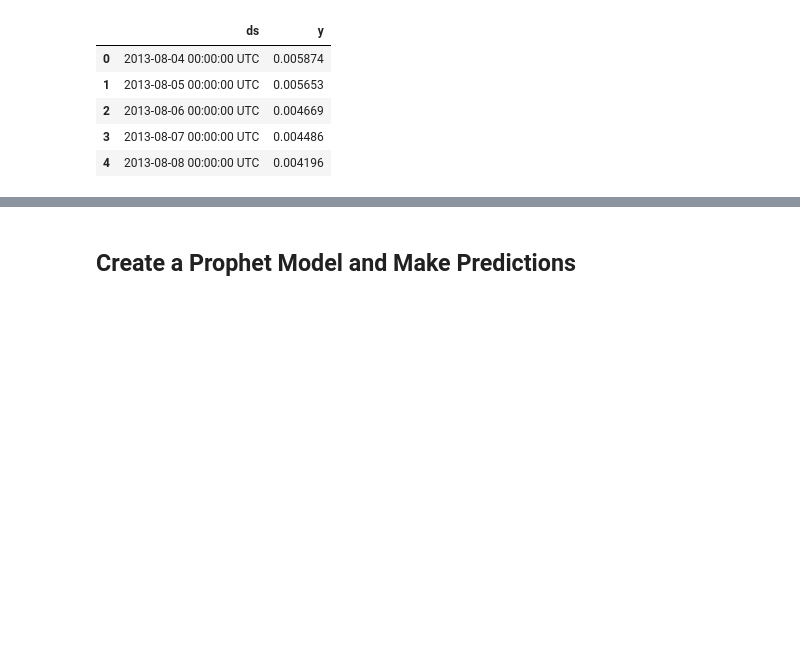
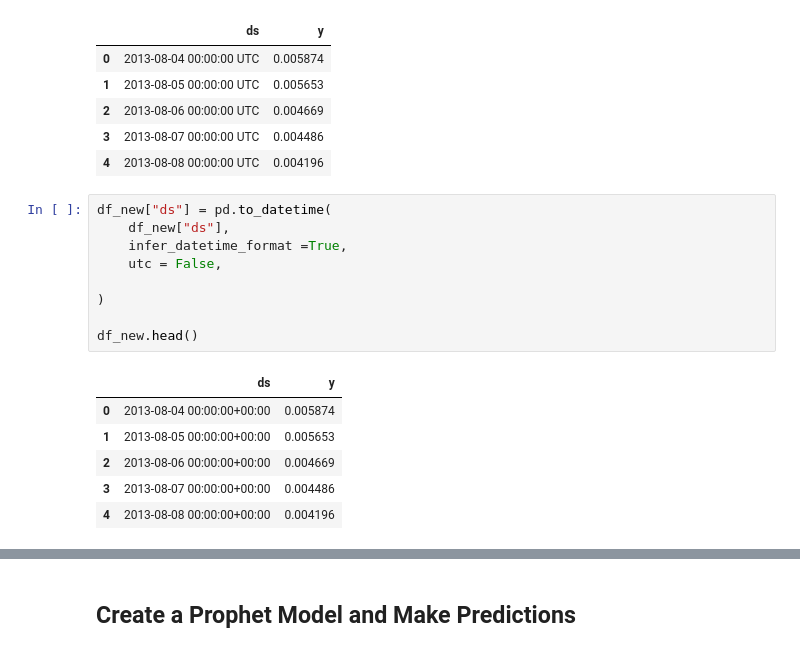
Before and after one commit to madhugirl/crypto-forecasting, a Jupyter notebook: prophet_inclass.ipynb, the cells around one changed output, grey strips where cells are left out. Cells and saved outputs as stored; diff of their text form; blank space fills up the shorter version.

```diff
--- a/prophet_inclass.ipynb
+++ b/prophet_inclass.ipynb
@@ -65,6 +65,22 @@ df_new.head()
 | 2 | 2013-08-06 00:00:00 UTC | 0.004669 |
 | 3 | 2013-08-07 00:00:00 UTC | 0.004486 |
 | 4 | 2013-08-08 00:00:00 UTC | 0.004196 |
+# %%
+df_new["ds"] = pd.to_datetime(
+    df_new["ds"],
+    infer_datetime_format =True,
+    utc = False,
+
+)
+
+df_new.head()
+# %% [output]
+|  | ds | y |
+| 0 | 2013-08-04 00:00:00+00:00 | 0.005874 |
+| 1 | 2013-08-05 00:00:00+00:00 | 0.005653 |
+| 2 | 2013-08-06 00:00:00+00:00 | 0.004669 |
+| 3 | 2013-08-07 00:00:00+00:00 | 0.004486 |
+| 4 | 2013-08-08 00:00:00+00:00 | 0.004196 |
 # %%
 # sort the DataFrame by ds in ascending order, so to arrange the data chronologically from past to present
 df_new.sort_values(by="y")
```
Also changed, not shown: parts of 2 cells of this notebook.
